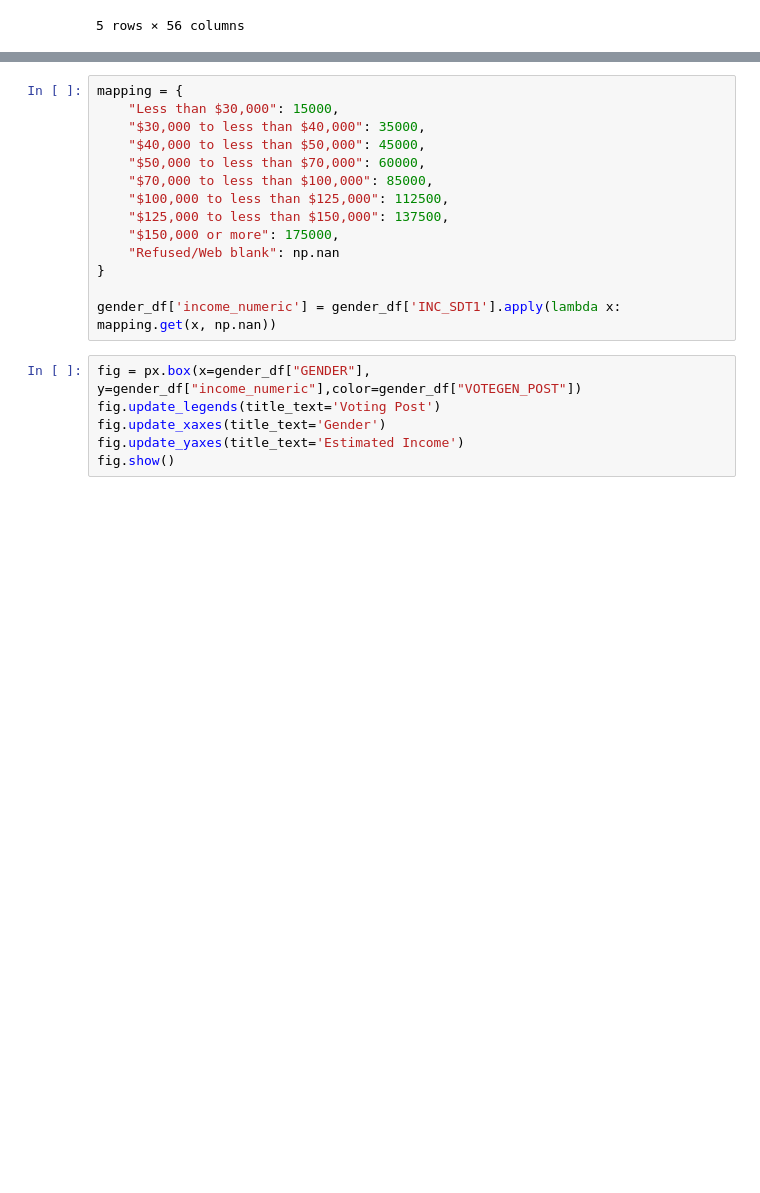
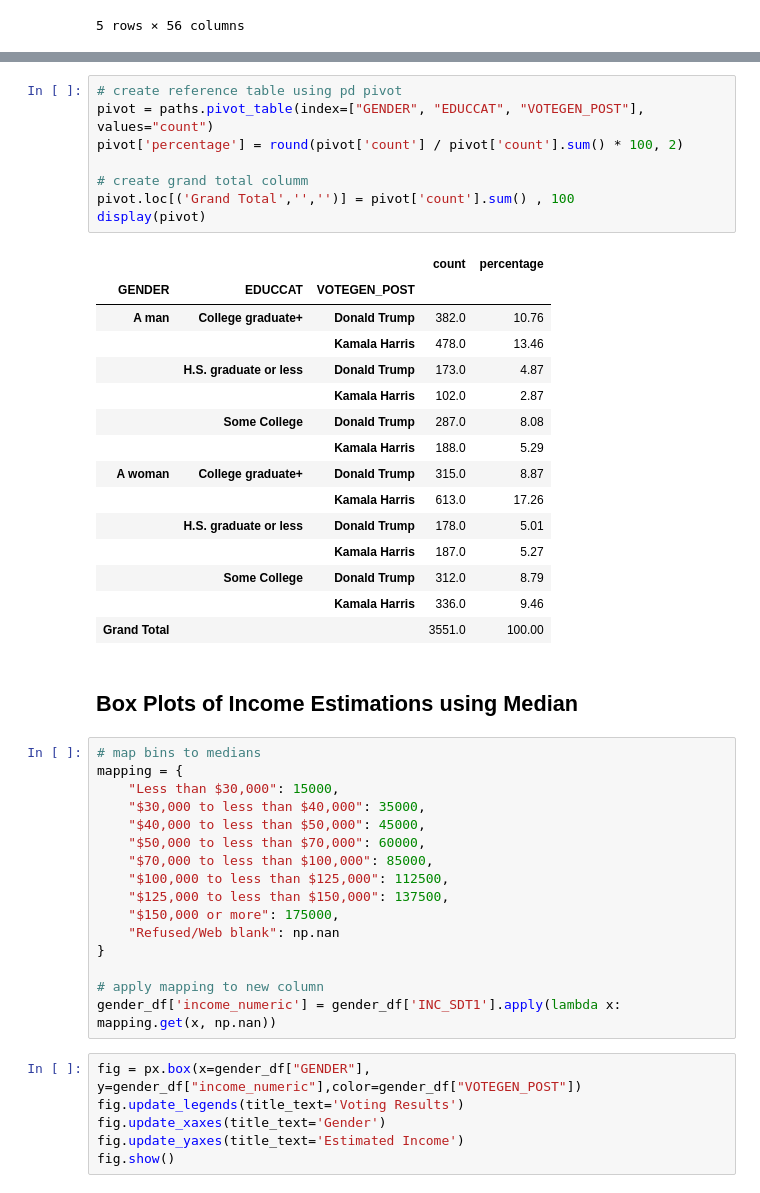
Before and after one commit to emilylmitchum/5200-final-project, a Jupyter notebook: emily-eda/clean_data_eda.ipynb, the cells around one changed output, grey strips where cells are left out. Cells and saved outputs as stored; diff of their text form; blank space fills up the shorter version.

```diff
--- a/emily-eda/clean_data_eda.ipynb
+++ b/emily-eda/clean_data_eda.ipynb
@@ -100,4 +176,31 @@ fig.show()
+# %%
+# create reference table using pd pivot
+pivot = paths.pivot_table(index=["GENDER", "EDUCCAT", "VOTEGEN_POST"], values="count")
+pivot['percentage'] = round(pivot['count'] / pivot['count'].sum() * 100, 2)
+
+# create grand total columm
+pivot.loc[('Grand Total','','')] = pivot['count'].sum() , 100
+display(pivot)
+# %% [output]
+|  |  |  | count | percentage |
+| GENDER | EDUCCAT | VOTEGEN_POST |  |  |
+| A man | College graduate+ | Donald Trump | 382.0 | 10.76 |
+|  |  | Kamala Harris | 478.0 | 13.46 |
+|  | H.S. graduate or less | Donald Trump | 173.0 | 4.87 |
+|  |  | Kamala Harris | 102.0 | 2.87 |
+|  | Some College | Donald Trump | 287.0 | 8.08 |
+|  |  | Kamala Harris | 188.0 | 5.29 |
+| A woman | College graduate+ | Donald Trump | 315.0 | 8.87 |
+|  |  | Kamala Harris | 613.0 | 17.26 |
+|  | H.S. graduate or less | Donald Trump | 178.0 | 5.01 |
+|  |  | Kamala Harris | 187.0 | 5.27 |
+|  | Some College | Donald Trump | 312.0 | 8.79 |
+|  |  | Kamala Harris | 336.0 | 9.46 |
+| Grand Total |  |  | 3551.0 | 100.00 |
+# %% [markdown]
+## Box Plots of Income Estimations using Median
 # %%
+# map bins to medians
 mapping = {
     "Less than $30,000": 15000,
     "$30,000 to less than $40,000": 35000,
@@ -110,10 +213,11 @@ mapping = {
     "Refused/Web blank": np.nan
 }
 
+# apply mapping to new column
 gender_df['income_numeric'] = gender_df['INC_SDT1'].apply(lambda x: mapping.get(x, np.nan))
 # %%
 fig = px.box(x=gender_df["GENDER"], y=gender_df["income_numeric"],color=gender_df["VOTEGEN_POST"])
-fig.update_legends(title_text='Voting Post')
+fig.update_legends(title_text='Voting Results')
 fig.update_xaxes(title_text='Gender')
 fig.update_yaxes(title_text='Estimated Income')
 fig.show()
```
Also changed, not shown: parts of 10 cells of this notebook.
